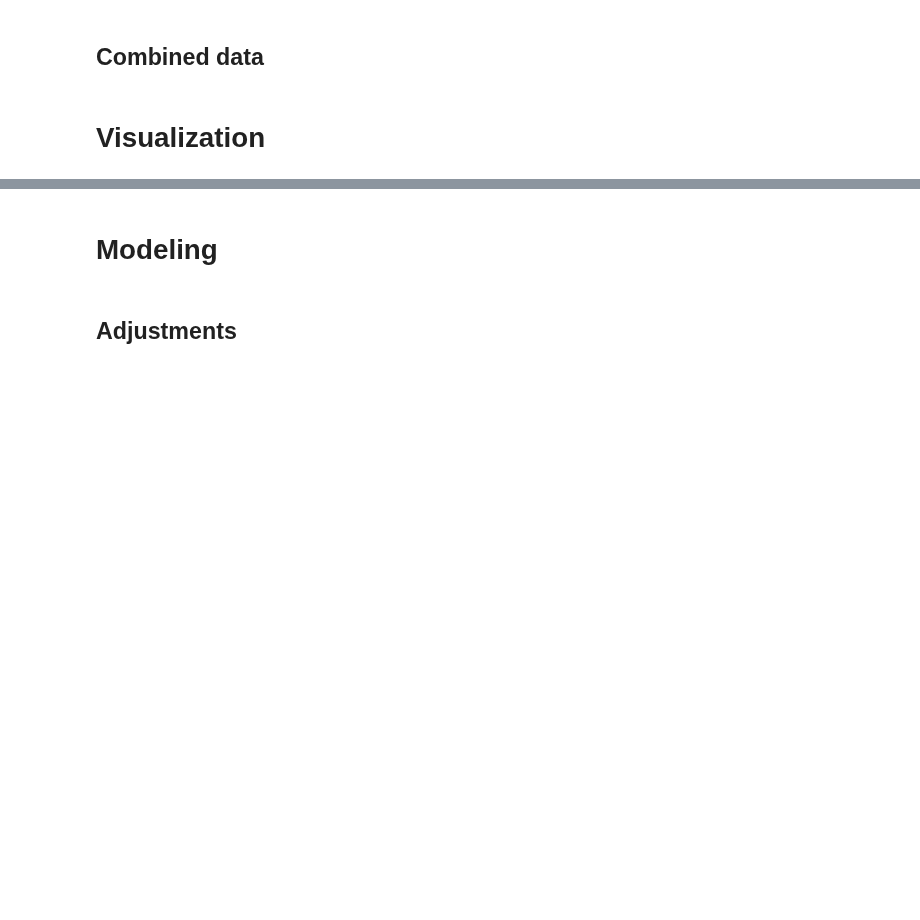
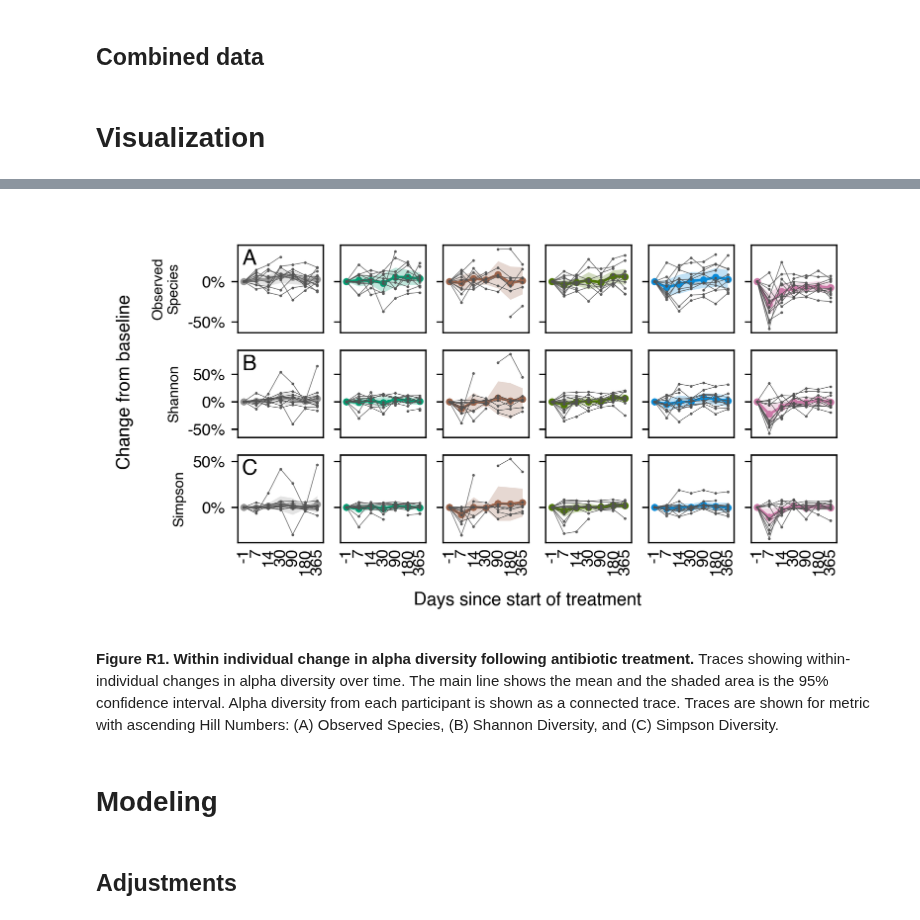
Before and after one commit to jwdebelius/antibiotic_rct_montelin, a Jupyter notebook: ipynb/H.AlphaFits.ipynb, the cells around one changed output, grey strips where cells are left out. Saved outputs shown, nothing was run; the diff lists cells and outputs as text; code cells hidden in the pictures; blank space fills up the shorter version.

```diff
--- a/ipynb/H.AlphaFits.ipynb
+++ b/ipynb/H.AlphaFits.ipynb
@@ -309,3 +203,32 @@ sn.despine(figx, left=True, right=True, top=True, bottom=True)
+# %%
+fig_all = plt.figure(dpi=300, constrained_layout=True, figsize=(6.25, 3.25), facecolor='None')
+[[figyb, figb], [_, figx]] = fig_all.subfigures(2, 2,
+                                              width_ratios=[0.25, 6],
+                                              height_ratios=[3, 0.25],
+                                             facecolor='None')
+gsb = figyb.add_gridspec(3, 6)
+for row, metric in enumerate(alpha_metrics):
+    metric_clean = clean_metrics.get(metric, metric.title()).replace(' ', '\n')
+    msummary_df = trace_summary.xs(metric, level='metric')
+    for abx, trace_df in trace_w[metric].groupby('abx_code2'):
+        if abx == 0:
+            axb = figb.add_subplot(gsb[row, abx])
+            axb.set_ylabel(metric_clean, size=8)
+            axrb = axb
+        else:
+            axb = figb.add_subplot(gsb[row, abx], sharex=axb, sharey=axb)
+        ap._plot_trace_square(axb, abx, msummary_df, trace_df, scale=0)
+        ap._format_alpha_axes(axb, abx, row == 2)
+    axrb.text(x=axrb.get_xlim()[0] + 0.05 * np.diff(axrb.get_xlim()),
+              y=axrb.get_ylim()[1] - 0.05 * np.diff(axrb.get_ylim()),
+              s='ABC'[row],
+              size=12, ha='left', va='top')
+ap._add_labelfig(figyb, 'Change from baseline', rotation=90)
+ap._add_labelfig(figx, 'Days since start of treatment', rotation=0)
+# %% [output]
+[figure, added]
+# %% [markdown]
+**Figure R1. Within individual change in alpha diversity following antibiotic treatment.** Traces showing within-individual changes in alpha diversity over time. The main line shows the mean and the shaded area is the 95% confidence interval. Alpha diversity from each participant is shown as a connected trace. Traces are shown for metric with ascending Hill Numbers: (A) Observed Species, (B) Shannon Diversity, and (C) Simpson Diversity.
 # %% [markdown]
 # Modeling
 # %%
```
Also changed, not shown: parts of 36 cells of this notebook, 2 other files.
